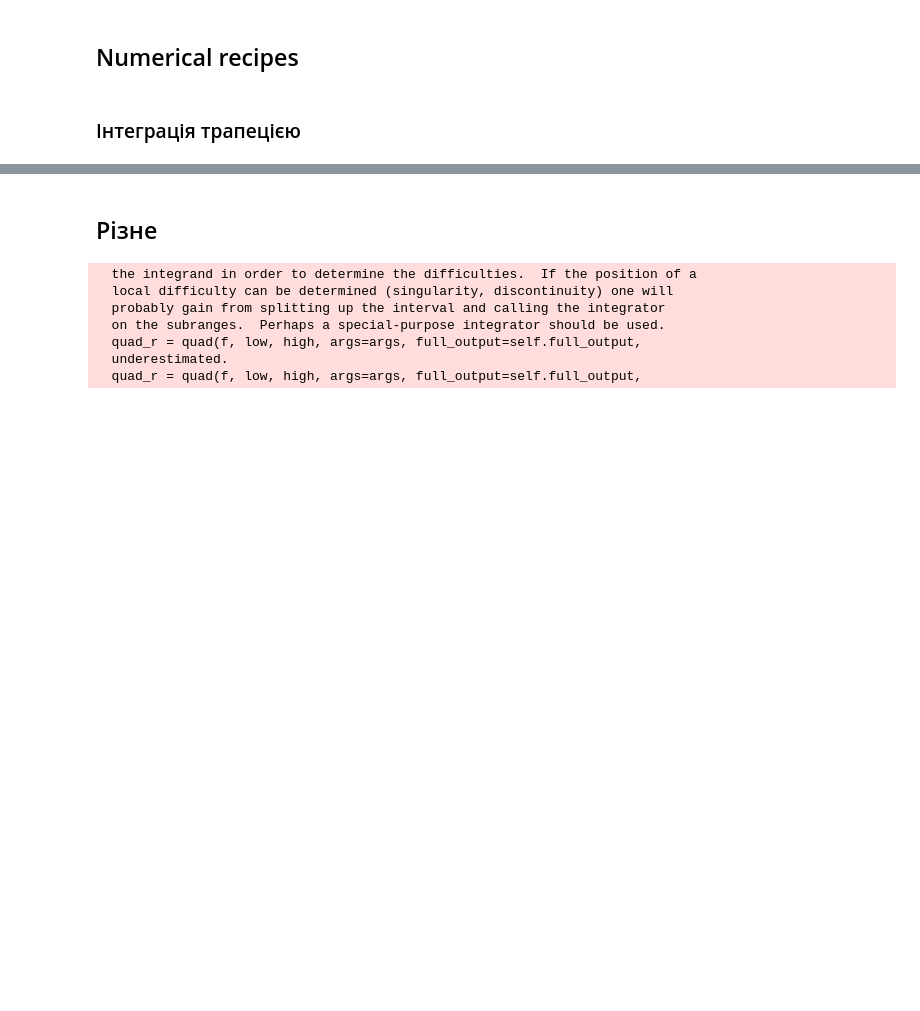
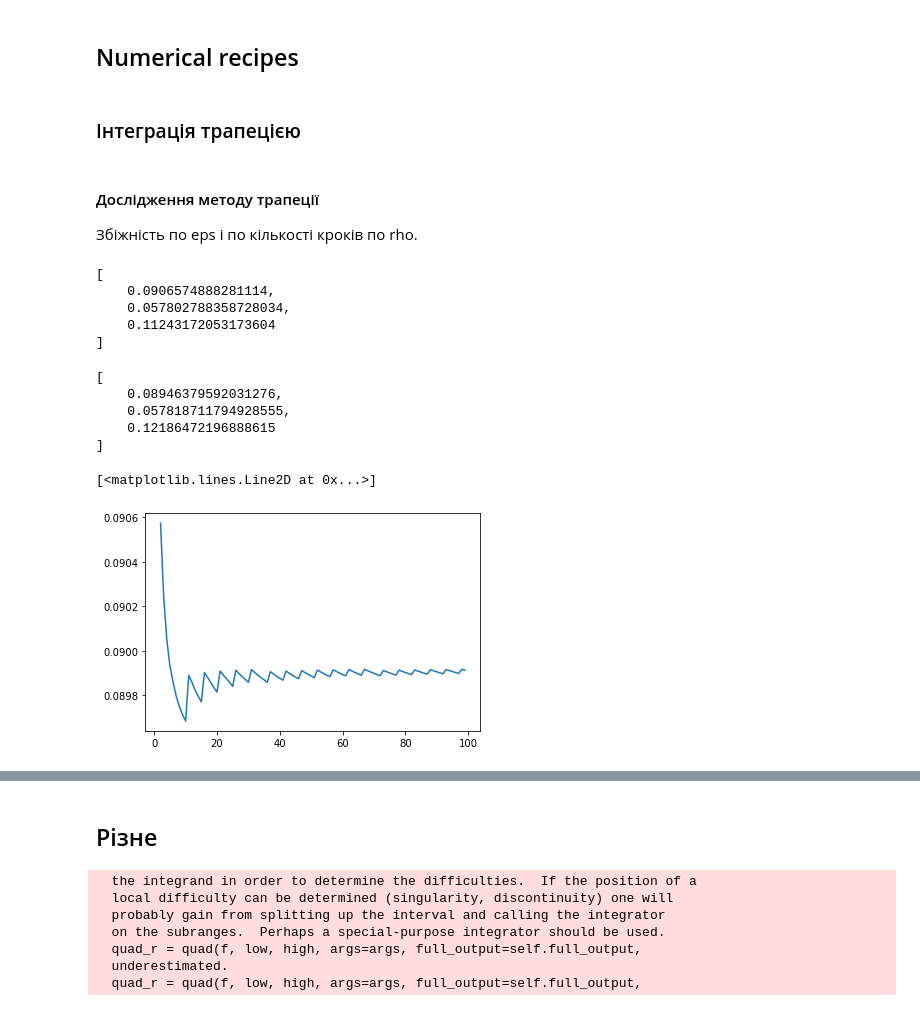
Before and after one commit to okmechak/riversimpy, a Jupyter notebook: integral_research.ipynb, the cells around one changed output, grey strips where cells are left out. Cells and saved outputs as stored; diff of their text form; code cells hidden in the pictures; blank space fills up the shorter version.

```diff
--- a/integral_research.ipynb
+++ b/integral_research.ipynb
@@ -169,3 +217,35 @@ error = -4.212186155427844e-13
 ## Numerical recipes
 # %% [markdown]
 ### Інтеграція трапецією
+# %% [markdown]
+#### Дослідження методу трапеції
+
+Збіжність по eps і по кількості кроків по rho.
+# %%
+series_params_orig
+# %% [output]
+[
+    0.0906574888281114,
+    0.057802788358728034,
+    0.11243172053173604
+]
+# %%
+model.integr_params.n_rho = 80
+model.integr_params.eps = 1e-4
+solver.integrate_trap(model.integr_params, tip_coord, tip_angle)
+# %% [output]
+[
+    0.08946379592031276,
+    0.057818711794928555,
+    0.12186472196888615
+]
+# %%
+n_rho = range(1, 100, 1)
+model.integr_params.eps = 4e-3
+a = [solver.integrate_trap(model.integr_params, tip_coord, tip_angle) for model.integr_params.n_rho in n_rho]
+# %%
+a1 = [el[0] for el in a]
+plt.plot(n_rho, a1)
+# %% [output]
+[<matplotlib.lines.Line2D at 0x...>]
+[figure, added]
```
Also changed, not shown: parts of 42 cells of this notebook, 1 other file.
